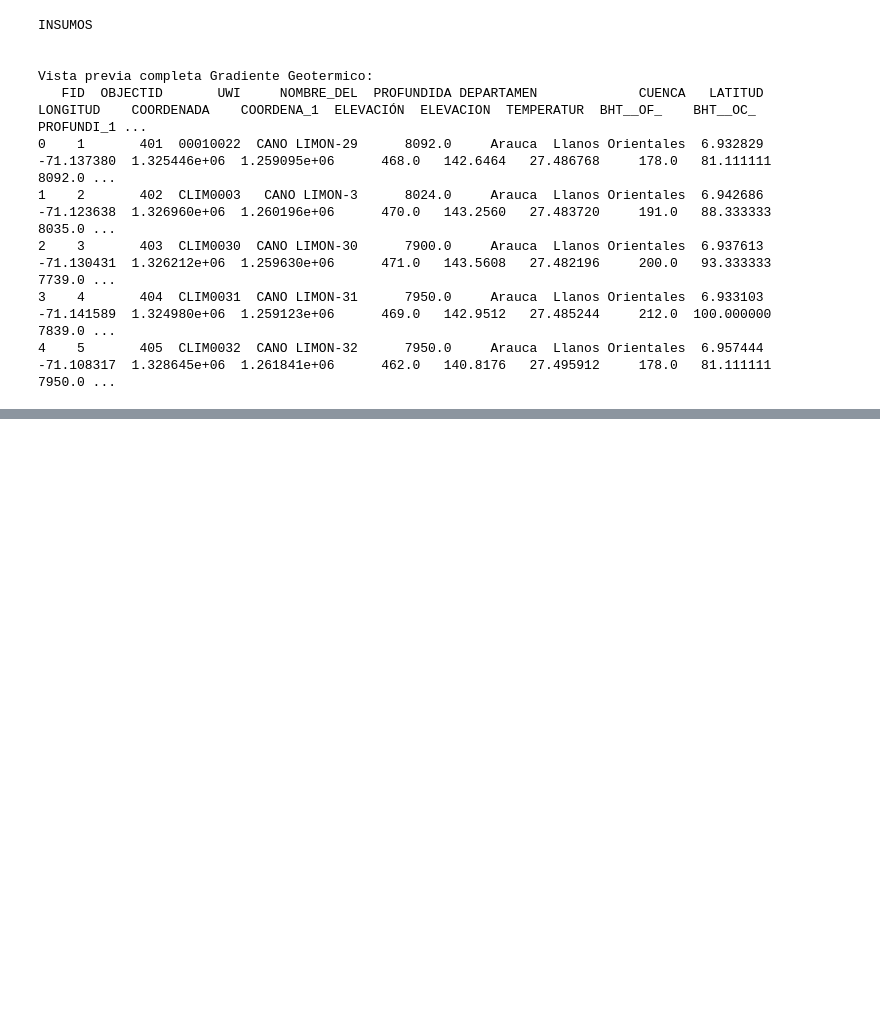
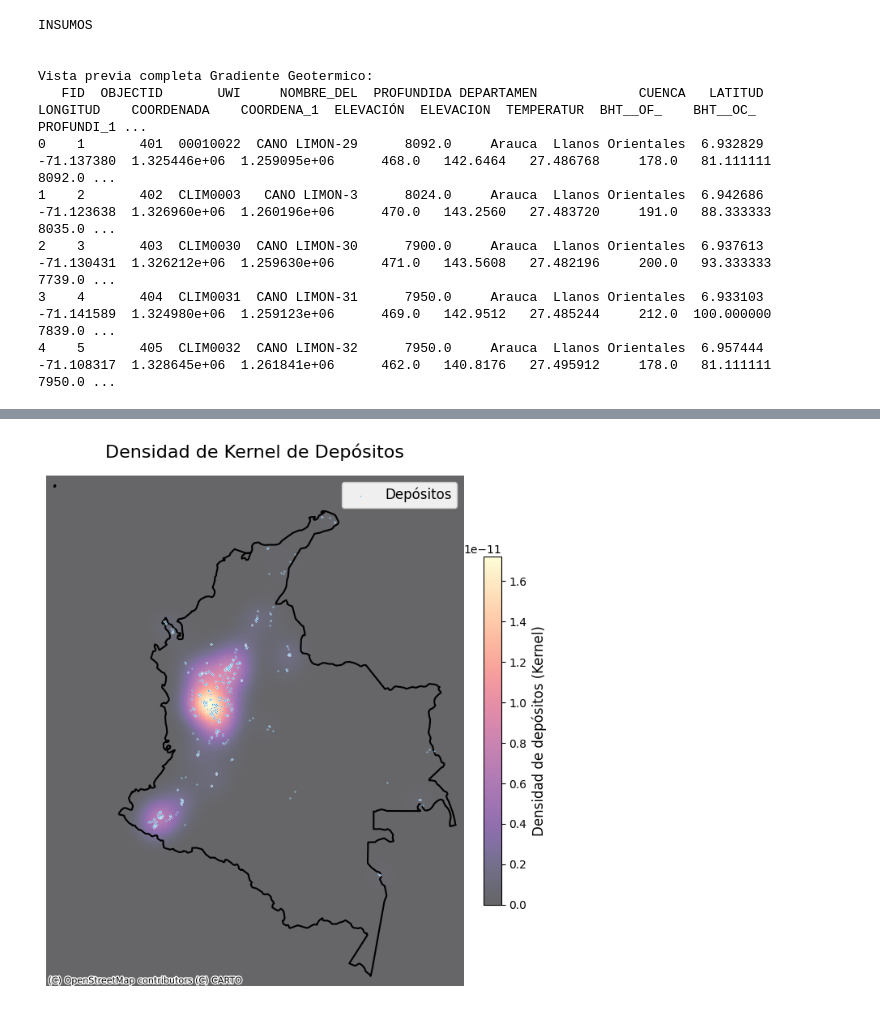
Before and after one commit to Santiagocruz97/AGE, a Jupyter notebook: Codigo/Proyecto_AG_SCA.ipynb, the cells around one changed output, grey strips where cells are left out. Cells and saved outputs as stored; diff of their text form; code cells hidden in the pictures; blank space fills up the shorter version.

```diff
--- a/Codigo/Proyecto_AG_SCA.ipynb
+++ b/Codigo/Proyecto_AG_SCA.ipynb
@@ -139 +151,75 @@ plt.show()
+# %%
+
+gdf_dep = gpd.read_file("C:/Git_SCA/AGE/Depositos").to_crs(epsg=3857)
+gdf_col = gpd.read_file("C:/Git_SCA/AGE/Area_Col").to_crs(epsg=3857)
+coords = np.vstack([gdf_dep.geometry.x, gdf_dep.geometry.y]).T
+kde = KernelDensity(bandwidth=50000, kernel="gaussian", algorithm="ball_tree")
+kde.fit(coords)
+minx, miny, maxx, maxy = gdf_col.total_bounds
+pad = 0.02  # pequeño margen
+dx, dy = maxx-minx, maxy-miny
+minx, maxx = minx-pad*dx, maxx+pad*dx
+miny, maxy = miny-pad*dy, maxy+pad*dy
+n = 400
+xv = np.linspace(minx, maxx, n)
+yv = np.linspace(miny, maxy, n)
+X, Y = np.meshgrid(xv, yv)
+grid_pts = np.vstack([X.ravel(), Y.ravel()]).T
+Z = np.exp(kde.score_samples(grid_pts)).reshape(n, n)
+fig, ax = plt.subplots(1,1, figsize=(7,7))
+ax.set_facecolor("white")
+ctx.add_basemap(
+    ax,
+    source=ctx.providers.CartoDB.Positron,
+    zoom=6,
+    alpha=0.5
+)
+mesh = ax.pcolormesh(
+    X, Y, Z,
+    cmap="magma",
+    shading="auto",
+    alpha=0.6,
+    zorder=1
+)
+gdf_col.boundary.plot(
+    ax=ax,
+    edgecolor="black",
+    linewidth=1.5,
+    zorder=2
+)
+gdf_dep.plot(
+    ax=ax,
+    markersize=1,
+    color="#007acc",
+    edgecolor="white",
+    linewidth=0.3,
+    label="Depósitos",
+    zorder=3
+)
+cbar = fig.colorbar(
+    mesh,
+    ax=ax,
+    fraction=0.035,
+    pad=0.04
+)
+cbar.set_label("Densidad de depósitos (Kernel)", fontsize=12)
+cbar.ax.tick_params(labelsize=10)
+ax.set_xlim(minx, maxx)
+ax.set_ylim(miny, maxy)
+ax.set_axis_off()
+ax.legend(
+    loc="upper right",
+    frameon=True,
+    framealpha=0.9,
+    fontsize=12
+)
+ax.set_title(
+    "Densidad de Kernel de Depósitos",
+    fontsize=16,
+    pad=16
+)
+plt.tight_layout()
+plt.show()
+# %% [output]
+[figure, added]
 # %%
```
Also changed, not shown: parts of 11 cells of this notebook, 3 other files.
